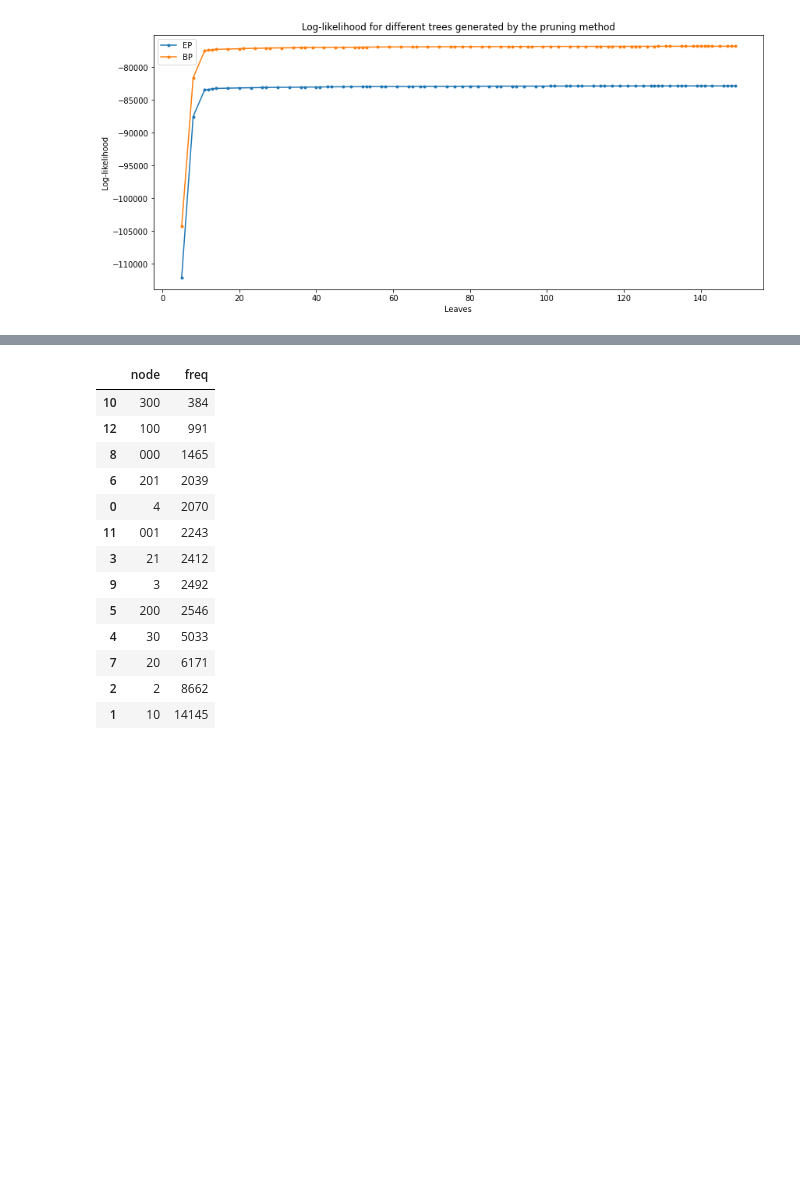
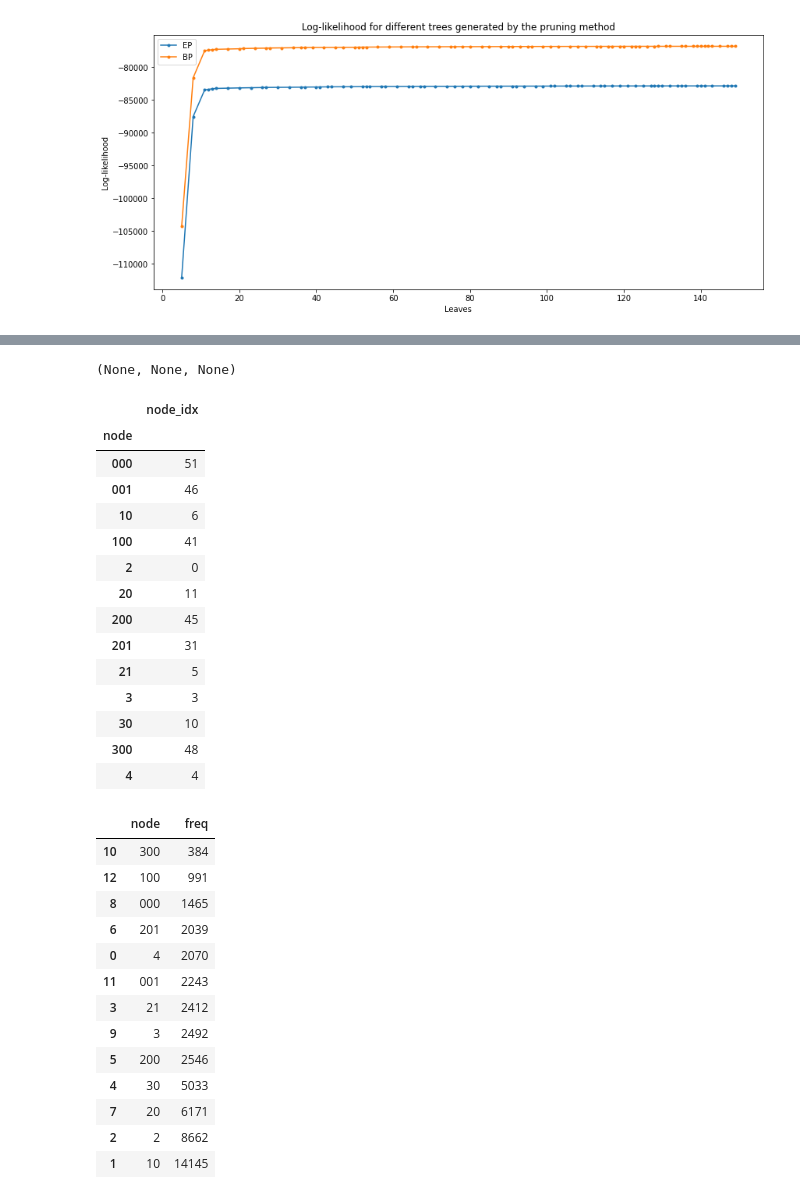
Before and after one commit to neuromat/smallest_maximizer_criterion, a Jupyter notebook: examples/notebooks/Pruning context trees (Incremental - EP vs BP).ipynb, the cells around one changed output, grey strips where cells are left out. Drawn from its saved outputs; the diff is of its cells as text; code cells hidden in the pictures; blank space fills up the shorter version.

Commit message:
compression trial

```diff
--- a/examples/notebooks/Pruning context trees (Incremental - EP vs BP).ipynb
+++ b/examples/notebooks/Pruning context trees (Incremental - EP vs BP).ipynb
@@ -103,3 +110,26 @@ seg = segmentation(t, X)
+# %%
+compr = Compressor(t)
+compr.find_suffix(X.data, 2)
+# %% [output]
+(None, None, None)
+# %%
+t.tree()[['node', 'node_idx']].set_index('node')
+# %% [output]
+|  | node_idx |
+| node |  |
+| 000 | 51 |
+| 001 | 46 |
+| 10 | 6 |
+| 100 | 41 |
+| 2 | 0 |
+| 20 | 11 |
+| 200 | 45 |
+| 201 | 31 |
+| 21 | 5 |
+| 3 | 3 |
+| 30 | 10 |
+| 300 | 48 |
+| 4 | 4 |
 # %%
 seg.sort_values(['freq'])
 # %% [output]
```
Also changed, not shown: parts of 3 cells of this notebook, 8 other files.
